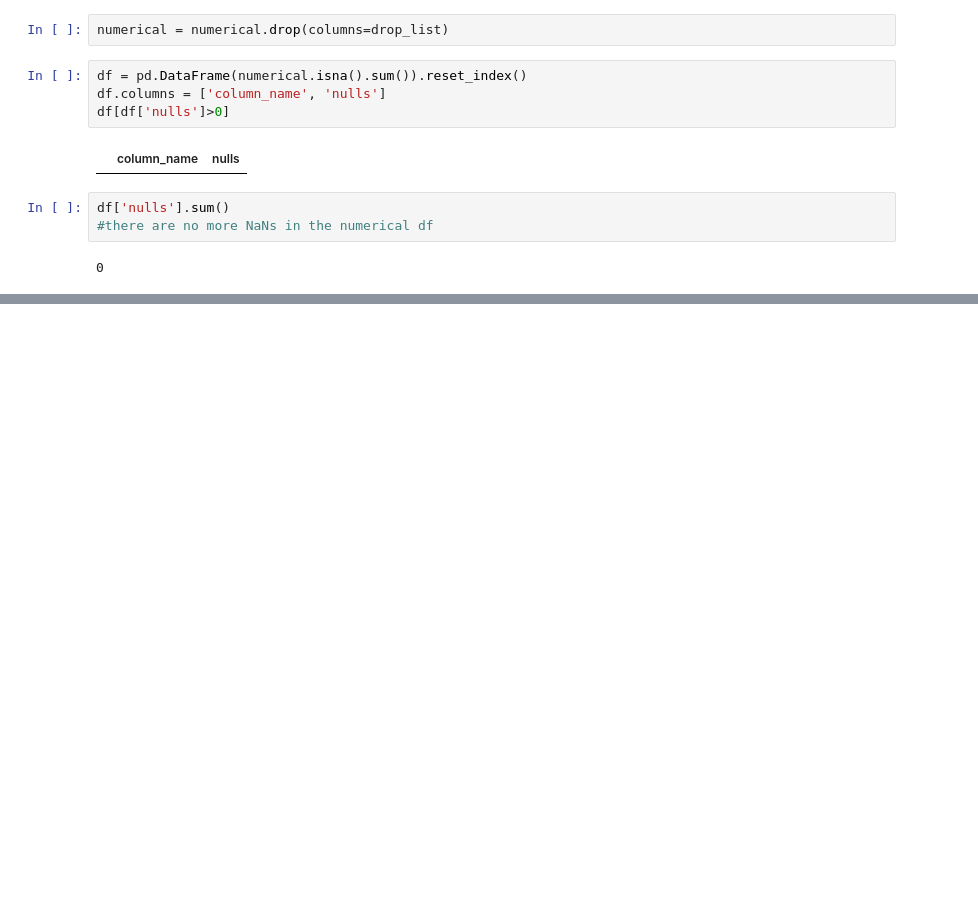
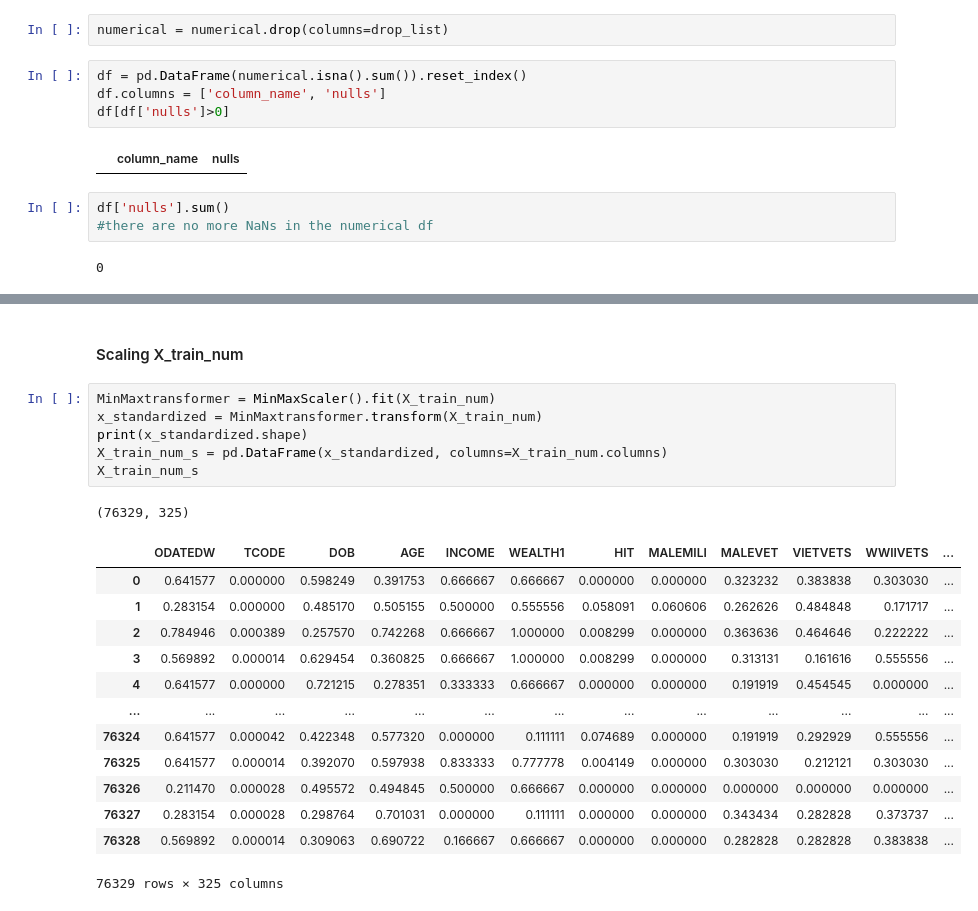
Before and after one commit to antomontilla/lab-revisiting-machine-learning, a Jupyter notebook: HealcareForAll_AM.ipynb, the cells around one changed output, grey strips where cells are left out. Saved outputs shown, nothing was run; the diff lists cells and outputs as text; blank space fills up the shorter version.

```diff
--- a/HealcareForAll_AM.ipynb
+++ b/HealcareForAll_AM.ipynb
@@ -1370,0 +1509,23 @@ Y.to_csv('target7_02.csv')
+# %% [markdown]
+#### Scaling X_train_num
+# %%
+MinMaxtransformer = MinMaxScaler().fit(X_train_num)
+x_standardized = MinMaxtransformer.transform(X_train_num)
+print(x_standardized.shape)
+X_train_num_s = pd.DataFrame(x_standardized, columns=X_train_num.columns)
+X_train_num_s
+# %% [output]
+(76329, 325)
+|  | ODATEDW | TCODE | DOB | AGE | INCOME | WEALTH1 | HIT | MALEMILI | MALEVET | VIETVETS | WWIIVETS | ... |
+| 0 | 0.641577 | 0.000000 | 0.598249 | 0.391753 | 0.666667 | 0.666667 | 0.000000 | 0.000000 | 0.323232 | 0.383838 | 0.303030 | ... |
+| 1 | 0.283154 | 0.000000 | 0.485170 | 0.505155 | 0.500000 | 0.555556 | 0.058091 | 0.060606 | 0.262626 | 0.484848 | 0.171717 | ... |
+| 2 | 0.784946 | 0.000389 | 0.257570 | 0.742268 | 0.666667 | 1.000000 | 0.008299 | 0.000000 | 0.363636 | 0.464646 | 0.222222 | ... |
+| 3 | 0.569892 | 0.000014 | 0.629454 | 0.360825 | 0.666667 | 1.000000 | 0.008299 | 0.000000 | 0.313131 | 0.161616 | 0.555556 | ... |
+| 4 | 0.641577 | 0.000000 | 0.721215 | 0.278351 | 0.333333 | 0.666667 | 0.000000 | 0.000000 | 0.191919 | 0.454545 | 0.000000 | ... |
+| ... | ... | ... | ... | ... | ... | ... | ... | ... | ... | ... | ... | ... |
+| 76324 | 0.641577 | 0.000042 | 0.422348 | 0.577320 | 0.000000 | 0.111111 | 0.074689 | 0.000000 | 0.191919 | 0.292929 | 0.555556 | ... |
+| 76325 | 0.641577 | 0.000014 | 0.392070 | 0.597938 | 0.833333 | 0.777778 | 0.004149 | 0.000000 | 0.303030 | 0.212121 | 0.303030 | ... |
+| 76326 | 0.211470 | 0.000028 | 0.495572 | 0.494845 | 0.500000 | 0.666667 | 0.000000 | 0.000000 | 0.000000 | 0.000000 | 0.000000 | ... |
+| 76327 | 0.283154 | 0.000028 | 0.298764 | 0.701031 | 0.000000 | 0.111111 | 0.000000 | 0.000000 | 0.343434 | 0.282828 | 0.373737 | ... |
+| 76328 | 0.569892 | 0.000014 | 0.309063 | 0.690722 | 0.166667 | 0.666667 | 0.000000 | 0.000000 | 0.282828 | 0.282828 | 0.383838 | ... |
+76329 rows × 325 columns
```
Also changed, not shown: parts of 79 cells of this notebook.
